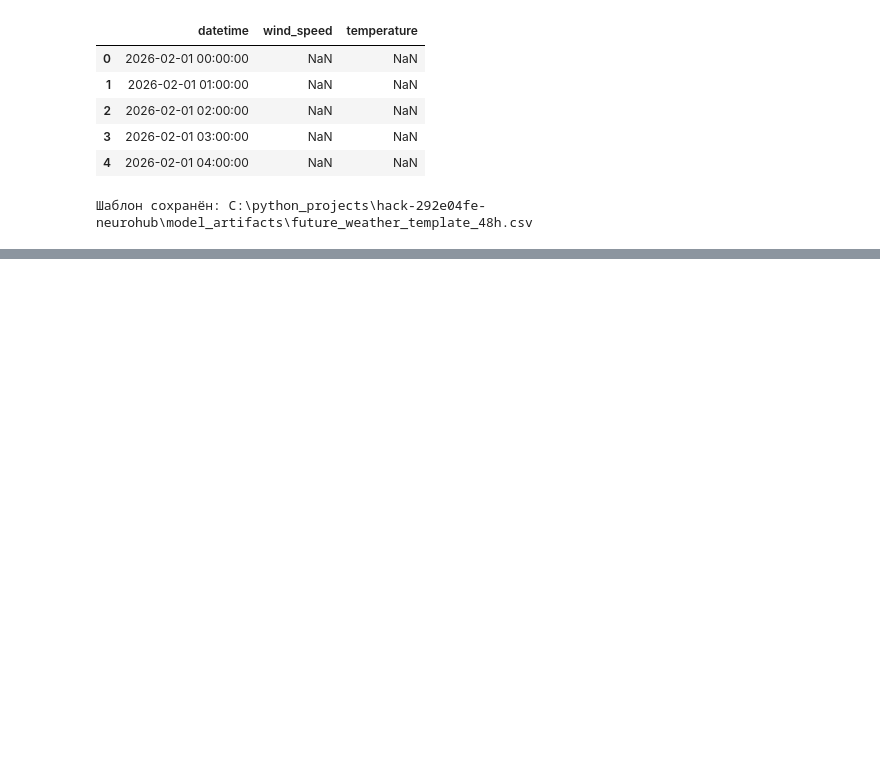
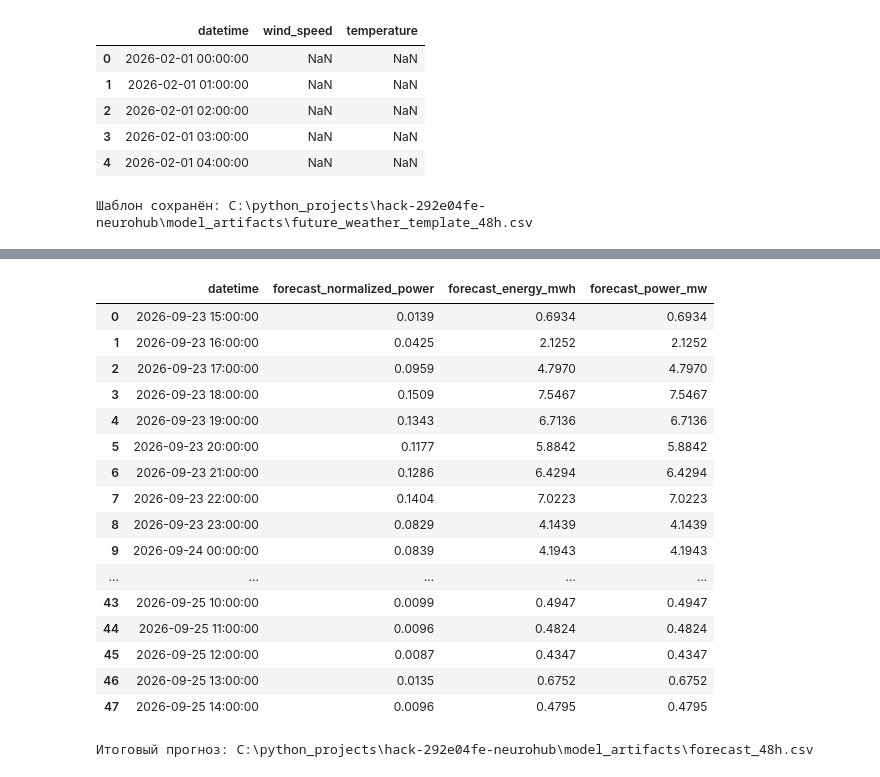
Before and after one commit to BAITC-Hacks/hack-292e04fe-neurohub, a Jupyter notebook: wind_farm_hourly_forecasting.ipynb, the cells around one changed output, grey strips where cells are left out. Cells and saved outputs as stored; diff of their text form; code cells hidden in the pictures; blank space fills up the shorter version.

Commit message:
testing model

```diff
--- a/wind_farm_hourly_forecasting.ipynb
+++ b/wind_farm_hourly_forecasting.ipynb
@@ -955,0 +988,56 @@ print("Шаблон сохранён:", template_path.resolve())
+# %%
+INSTALLED_CAPACITY_MW = 50.0
+
+forecast_48h = forecast_from_weather(
+    trained_model=final_model,
+    future_weather=future_weather,
+    installed_capacity_mw=INSTALLED_CAPACITY_MW,
+)
+
+# Добавляем мощность в МВт
+forecast_48h["forecast_power_mw"] = (
+    forecast_48h["forecast_normalized_power"]
+    * INSTALLED_CAPACITY_MW
+)
+
+# Для почасового интервала численное значение энергии совпадает с MW × 1 час
+forecast_48h["forecast_energy_mwh"] = (
+    forecast_48h["forecast_power_mw"] * 1
+)
+
+display(forecast_48h)
+# %% [output]
+|  | datetime | forecast_normalized_power | forecast_energy_mwh | forecast_power_mw |
+| 0 | 2026-09-23 15:00:00 | 0.0139 | 0.6934 | 0.6934 |
+| 1 | 2026-09-23 16:00:00 | 0.0425 | 2.1252 | 2.1252 |
+| 2 | 2026-09-23 17:00:00 | 0.0959 | 4.7970 | 4.7970 |
+| 3 | 2026-09-23 18:00:00 | 0.1509 | 7.5467 | 7.5467 |
+| 4 | 2026-09-23 19:00:00 | 0.1343 | 6.7136 | 6.7136 |
+| 5 | 2026-09-23 20:00:00 | 0.1177 | 5.8842 | 5.8842 |
+| 6 | 2026-09-23 21:00:00 | 0.1286 | 6.4294 | 6.4294 |
+| 7 | 2026-09-23 22:00:00 | 0.1404 | 7.0223 | 7.0223 |
+| 8 | 2026-09-23 23:00:00 | 0.0829 | 4.1439 | 4.1439 |
+| 9 | 2026-09-24 00:00:00 | 0.0839 | 4.1943 | 4.1943 |
+| ... | ... | ... | ... | ... |
+| 43 | 2026-09-25 10:00:00 | 0.0099 | 0.4947 | 0.4947 |
+| 44 | 2026-09-25 11:00:00 | 0.0096 | 0.4824 | 0.4824 |
+| 45 | 2026-09-25 12:00:00 | 0.0087 | 0.4347 | 0.4347 |
+| 46 | 2026-09-25 13:00:00 | 0.0135 | 0.6752 | 0.6752 |
+| 47 | 2026-09-25 14:00:00 | 0.0096 | 0.4795 | 0.4795 |
+# %%
+from pathlib import Path
+
+OUTPUT_DIR = Path.cwd() / "model_artifacts"
+OUTPUT_DIR.mkdir(parents=True, exist_ok=True)
+
+forecast_path = OUTPUT_DIR / "forecast_48h.csv"
+
+forecast_48h.to_csv(
+    forecast_path,
+    index=False,
+    encoding="utf-8-sig",
+)
+
+print("Итоговый прогноз:", forecast_path.resolve())
+# %% [output]
+Итоговый прогноз: C:\python_projects\hack-292e04fe-neurohub\model_artifacts\forecast_48h.csv
```
Also changed, not shown: parts of 4 cells of this notebook, 2 other files.
